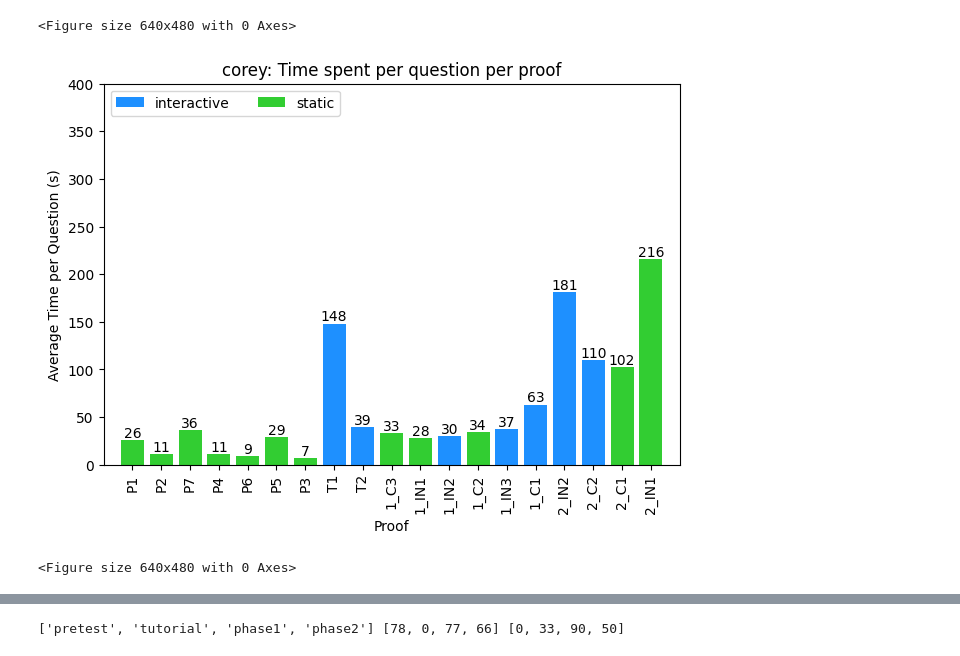
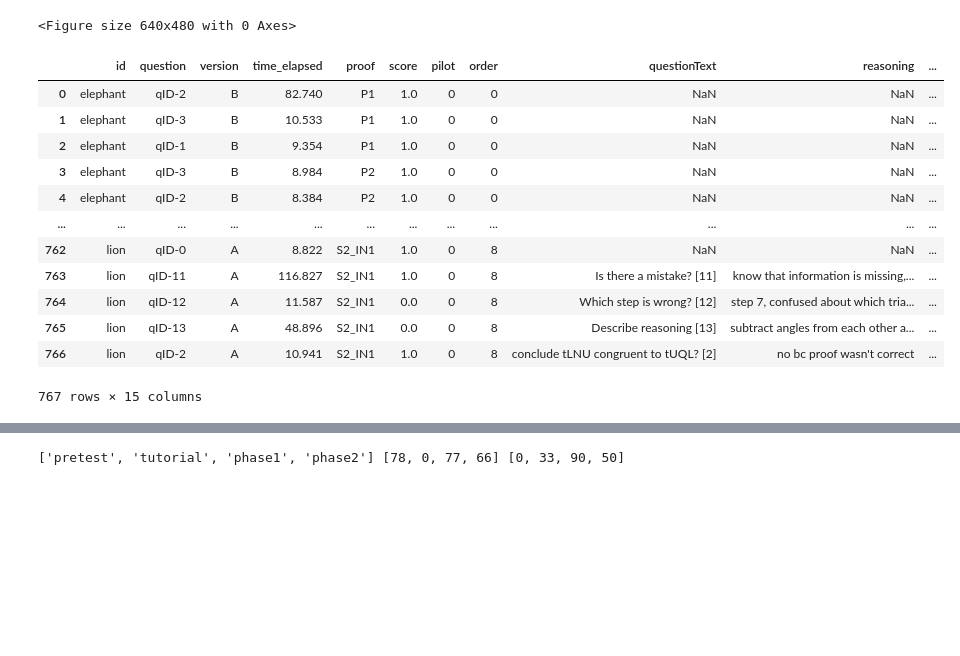
Before and after one commit to hsharriman/ender-scripts, a Jupyter notebook: plotting.ipynb, the cells around one changed output, grey strips where cells are left out. Cells and saved outputs as stored; diff of their text form; code cells hidden in the pictures; blank space fills up the shorter version.

```diff
--- a/plotting.ipynb
+++ b/plotting.ipynb
@@ -208,39 +194,19 @@ plt.savefig(f'out/{participant}-time.png')
 # %% [output]
 <Figure size 640x480 with 0 Axes>
 # %%
-# for a participant, split by condition and by proof and question and vs correctness
-proofs = list(df['pageName'].unique())
-non_proofs = ["Background Questions", "Interactive SUS", "Static SUS"]
-[proofs.remove(e) for e in non_proofs]
-
-width = 0.5  # the width of the bars
-fig, ax = plt.subplots(layout='constrained')
-x, y1, y2 = [], [], []
-for proof, obj in per_proof.items():
-    if proof in set(non_proofs):
-        continue
-    x.append(proof)
-    avgT = int(obj["d"]/obj["n"])
-    y1.append(avgT if obj["c"] == "interactive" else 0)
-    y2.append(avgT if not obj["c"] == "interactive" else 0)
-    plt.text(proof, avgT + 3, avgT, horizontalalignment='center')
-
-p1 = ax.bar(x, y1, label="interactive", color="dodgerblue")
-p2 = ax.bar(x, y2, bottom=y1c, label="static", color="limegreen")
-# ax.bar_label(p1, padding=3)
-# ax.bar_label(p2, padding=3)
-
-# Add some text for labels, title and custom x-axis tick labels, etc.
-ax.set_ylabel('Average Time per Question (s)')
-ax.set_xlabel('Proof')
-ax.set_title(f'{participant}: Time spent per question per proof')
-ax.legend(loc='upper left', ncols=3)
-ax.set_ylim(0, 400)
-plt.xticks(rotation=90)
-ax.set_xlim(-1, len(proofs))
-
-plt.show()
-plt.savefig(f'out/{participant}-timeperquestion.png')
+df = pd.read_csv("out/study/combined.csv")
+df
 # %% [output]
-[figure, removed]
+|  | id | question | version | time_elapsed | proof | score | pilot | order | questionText | reasoning | ... |
+| 0 | elephant | qID-2 | B | 82.740 | P1 | 1.0 | 0 | 0 | NaN | NaN | ... |
+| 1 | elephant | qID-3 | B | 10.533 | P1 | 1.0 | 0 | 0 | NaN | NaN | ... |
+| 2 | elephant | qID-1 | B | 9.354 | P1 | 1.0 | 0 | 0 | NaN | NaN | ... |
+| 3 | elephant | qID-3 | B | 8.984 | P2 | 1.0 | 0 | 0 | NaN | NaN | ... |
+| 4 | elephant | qID-2 | B | 8.384 | P2 | 1.0 | 0 | 0 | NaN | NaN | ... |
+| ... | ... | ... | ... | ... | ... | ... | ... | ... | ... | ... | ... |
+| 762 | lion | qID-0 | A | 8.822 | S2_IN1 | 1.0 | 0 | 8 | NaN | NaN | ... |
+| 763 | lion | qID-11 | A | 116.827 | S2_IN1 | 1.0 | 0 | 8 | Is there a mistake? [11] | know that information is missing,... | ... |
+| 764 | lion | qID-12 | A | 11.587 | S2_IN1 | 0.0 | 0 | 8 | Which step is wrong? [12] | step 7, confused about which tria... | ... |
+| 765 | lion | qID-13 | A | 48.896 | S2_IN1 | 0.0 | 0 | 8 | Describe reasoning [13] | subtract angles from each other a... | ... |
+| 766 | lion | qID-2 | A | 10.941 | S2_IN1 | 1.0 | 0 | 8 | conclude tLNU congruent to tUQL? [2] | no bc proof wasn't correct | ... |
-<Figure size 640x480 with 0 Axes>
+767 rows × 15 columns
```
Also changed, not shown: parts of 2 cells of this notebook, 6 other files.
